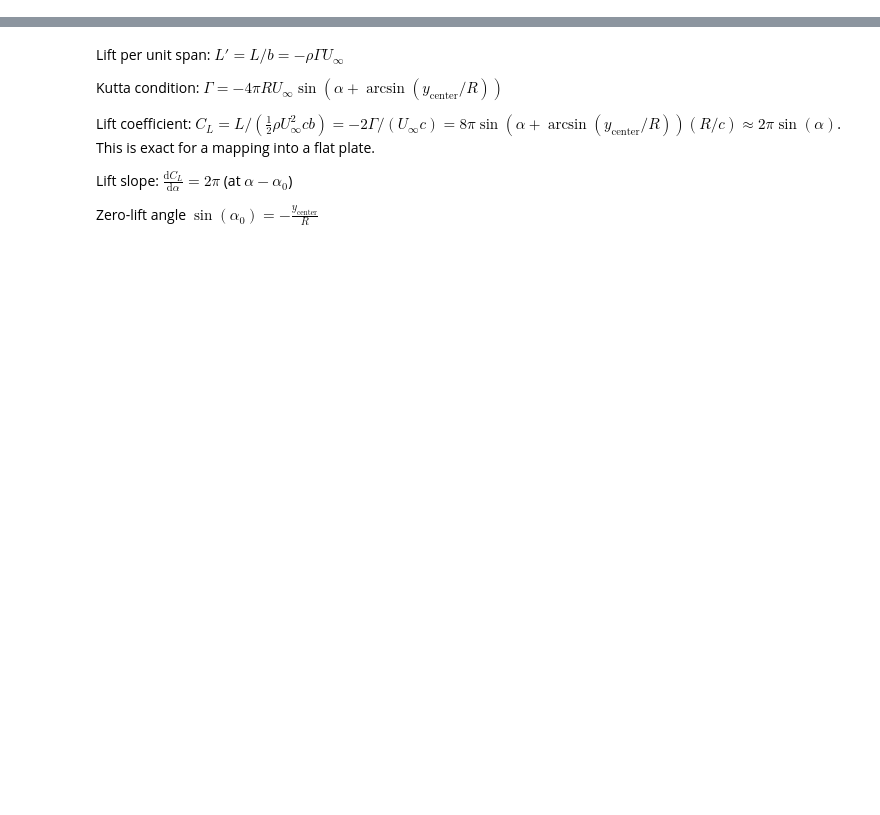
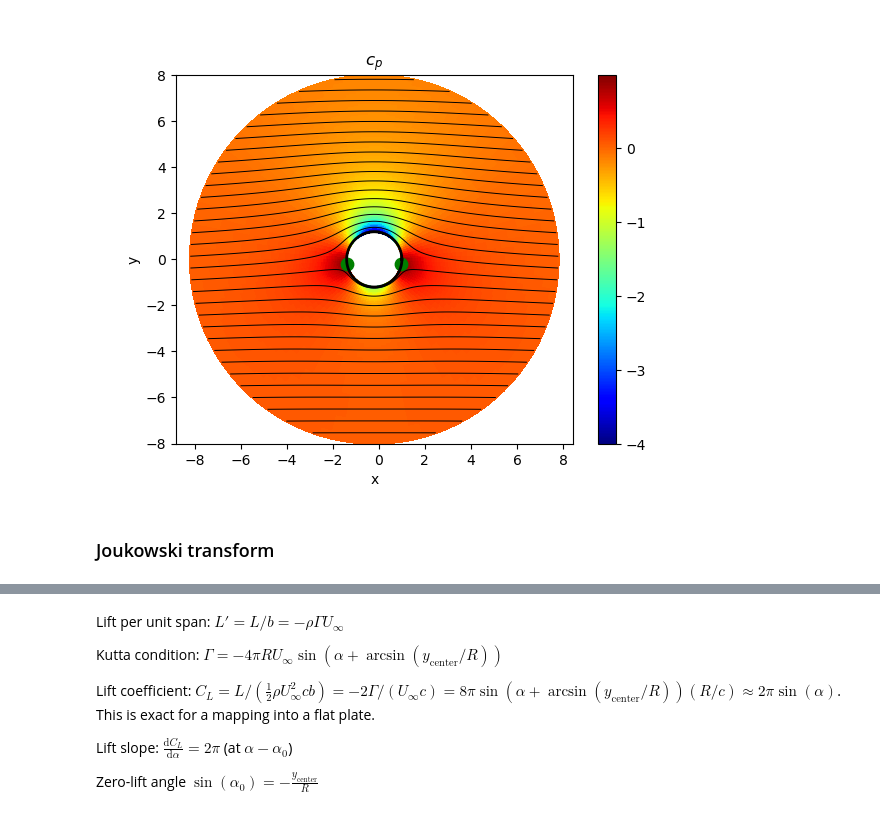
Before and after one commit to pschlatt1/notebooks, a Jupyter notebook: kutta-joukowski.ipynb, the cells around one changed output, grey strips where cells are left out. Saved outputs shown, nothing was run; the diff lists cells and outputs as text; code cells hidden in the pictures; blank space fills up the shorter version.

```diff
--- a/kutta-joukowski.ipynb
+++ b/kutta-joukowski.ipynb
@@ -158,9 +158,23 @@ U.comp_p(u_inf)
 plt.figure()
 plt.xlabel('x')
 plt.ylabel('y')
-plt.pcolor(mesh.X, mesh.Y, U.p,vmin=-4,cmap='jet')
+plt.pcolor(mesh.X, mesh.Y, U.p/u_inf**2,vmin=-4,cmap='jet')
 plt.axis('equal')
 plt.colorbar()
 plt.plot(x_cylinder, y_cylinder, color='k', linestyle='-', linewidth=2)
+
+plt.contour(mesh.X, mesh.Y, psi, levels=np.arange(-40,40,0.5),linewidths=0.7,linestyles='-',colors='k')
+plt.title('$c_p$')
+if (np.abs(Gamma)>4*np.pi*R*u_inf):
+    x_stagn1, y_stagn1 = 0,1/(4*np.pi*u_inf)*(Gamma-np.sqrt(Gamma**2-(4*np.pi*R*u_inf)**2))
+    x_stagn2, y_stagn2 = 0,1/(4*np.pi*u_inf)*(Gamma+np.sqrt(Gamma**2-(4*np.pi*R*u_inf)**2))
+else:
+    x_stagn1, y_stagn1 = ((+np.sqrt(R**2 - (Gamma / (4 * np.pi * u_inf))**2)+x_center),
+                      +(Gamma / (4 * np.pi * u_inf))+y_center)
+    x_stagn2, y_stagn2 = ((-np.sqrt(R**2 - (Gamma / (4 * np.pi * u_inf))**2)+x_center),
+                      +(Gamma / (4 * np.pi * u_inf))+y_center)
+plt.scatter([x_stagn1, x_stagn2], [y_stagn1, y_stagn2],
+               color='g', s=80, marker='o');
+
 plt.show()
 # %% [output]
@@ -169,3 +181,6 @@ plt.show()
+[figure, added]
+# %% [markdown]
+### Joukowski transform
 # %%
 xi = (mesh.X + 1j*mesh.Y - (x_center+1j*y_center))*np.exp(1j*alpha) +  (x_center+1j*y_center)
 xi_cyl = (x_cylinder + 1j*y_cylinder - (x_center+1j*y_center))*np.exp(1j*alpha)+  (x_center+1j*y_center)
```
Also changed, not shown: parts of 25 cells of this notebook, 1 other file.
